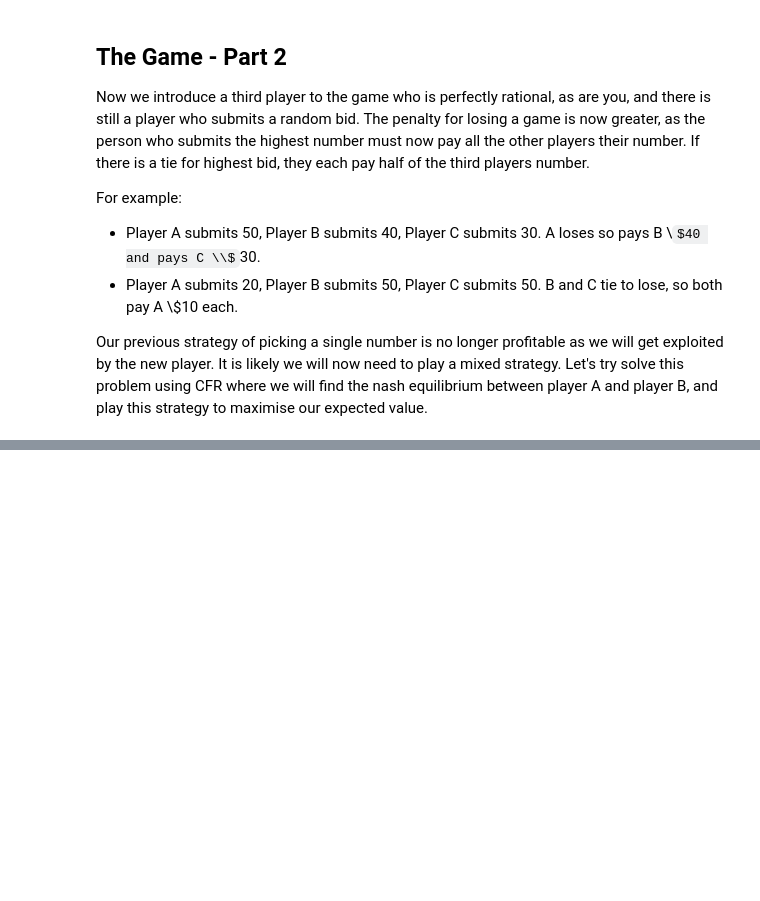
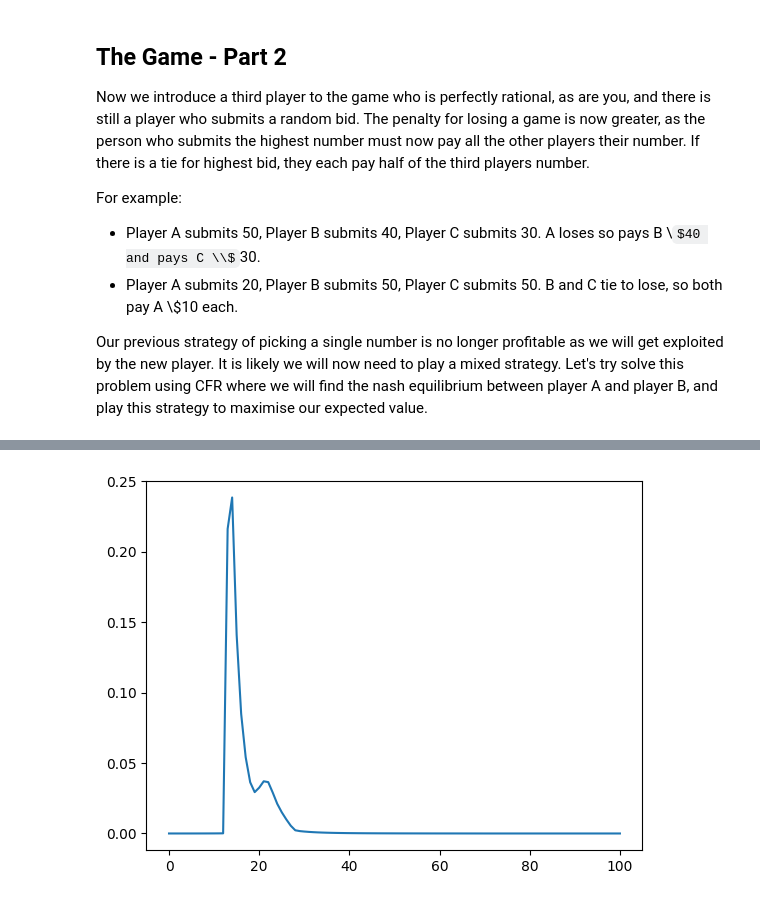
Before and after one commit to BorisDeletic/CompStatsForQuant, a Jupyter notebook: 3GameTheory/b_InterviewGame.ipynb, the cells around one changed output, grey strips where cells are left out. Saved outputs shown, nothing was run; the diff lists cells and outputs as text; code cells hidden in the pictures; some formulas as TeX source; blank space fills up the shorter version.

```diff
--- a/3GameTheory/b_InterviewGame.ipynb
+++ b/3GameTheory/b_InterviewGame.ipynb
@@ -178,2 +174,7 @@ plt.show()
 # %%
-strategyA
+strat_history = np.array(strat_history)
+
+avg_strats = np.cumsum(strat_history, axis=0)
+norm = np.sum(avg_strats, axis=1)[:,None]
+
+strats = avg_strats / norm
@@ -197,0 +201,7 @@ array([0.        , 0.        , 0.        , 0.        , 0.        ,
+# %%
+fig, ax = plt.subplots()
+
+ax.plot(strats[-1])
+plt.show()
+# %% [output]
+[figure, added]
```
Also changed, not shown: parts of 4 cells of this notebook, 1 other file.
